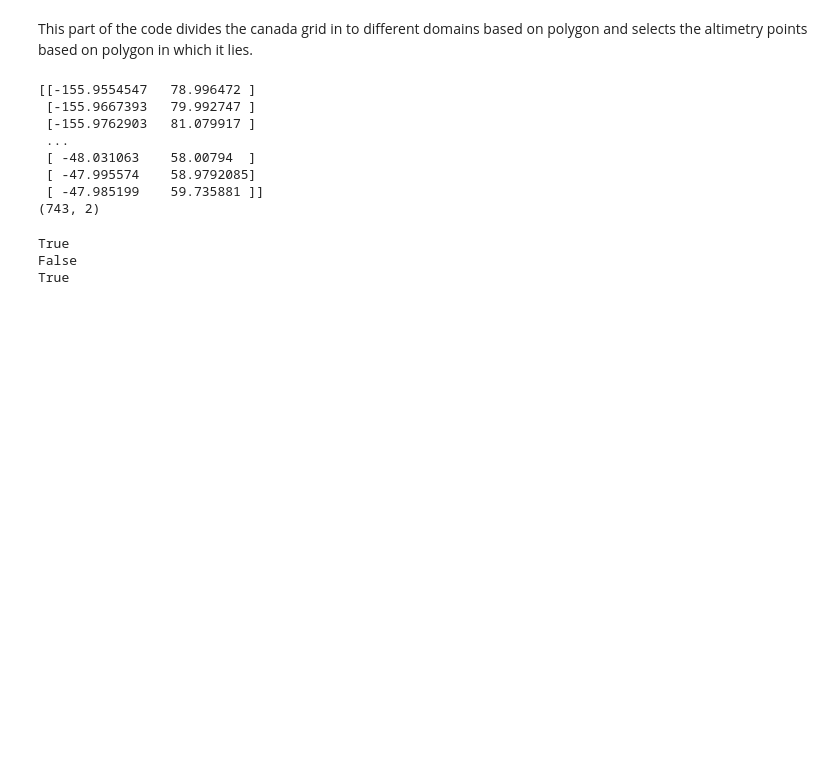
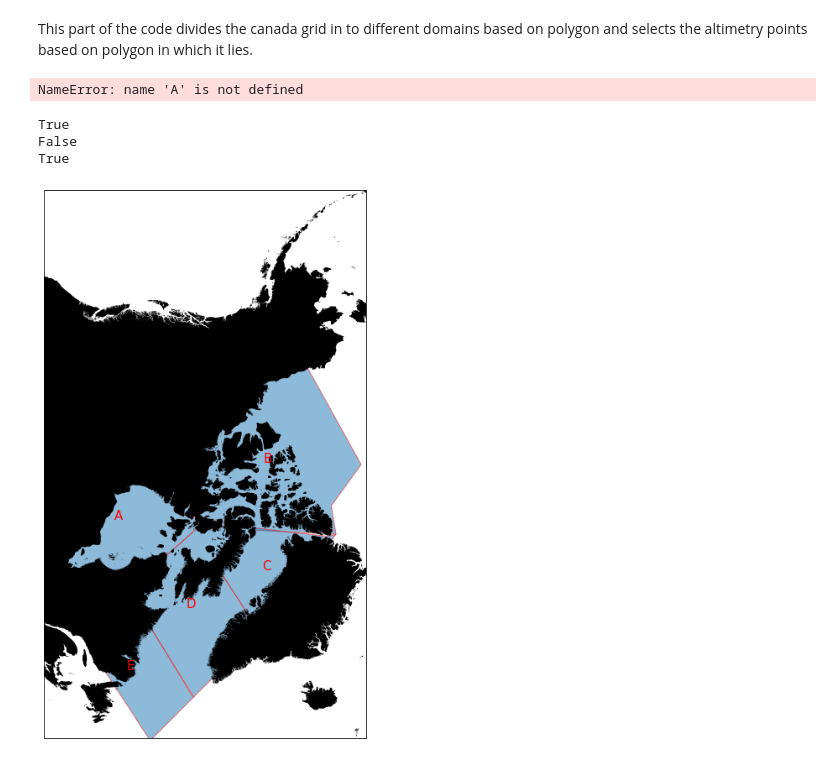
Before and after one commit to AmeyV05/Regional_canada_model, a Jupyter notebook: Altimetry_vanInger/Modifications with Altimetry data.ipynb, the cells around one changed output. Drawn from its saved outputs; the diff is of its cells as text; code cells hidden in the pictures; blank space fills up the shorter version.

```diff
--- a/Altimetry_vanInger/Modifications with Altimetry data.ipynb
+++ b/Altimetry_vanInger/Modifications with Altimetry data.ipynb
@@ -223,28 +222,14 @@ print(M2mat)
                nan]])}
 # %% [markdown]
 This part of the code divides the canada grid in to different domains based on polygon and selects the altimetry points based on polygon in which it lies.
-# %%
-obs=np.loadtxt('Altimetry_canada.xyn',usecols=(0,1),dtype='float')
-print(obs[13:,:]) #13 is the tide gauges not the altimetry product.
-print(obs.shape)
-obsname=np.loadtxt('Altimetry_canada.xyn',usecols=(2),dtype='str')
-# %% [output]
-[[-155.9554547   78.996472 ]
- [-155.9667393   79.992747 ]
- [-155.9762903   81.079917 ]
- ...
- [ -48.031063    58.00794  ]
- [ -47.995574    58.9792085]
- [ -47.985199    59.735881 ]]
-(743, 2)
 # %%
 #polygon points
 ptlatvec=np.array([67.0,60.0,70.0,84.0,83.0,72.0,68.0,68.0,57.0,50.0,50.0,57.0,50.0])
 ptlonvec=np.array([-84.0,-112.0,-151.0,-151.0,-60.0,-82.0,-69.0,-45.0,-45.0,-45.0,-69.0,-72.0,-90.0])
 #5 polygons
-A=[(ptlonvec[0],ptlatvec[0]),(ptlonvec[10],ptlatvec[10]),(ptlonvec[12],ptlatvec[12]),(ptlonvec[1],ptlatvec[1])]
-B=[(ptlonvec[0],ptlatvec[0]),(ptlonvec[1],ptlatvec[1]),(ptlonvec[2],ptlatvec[2]),(ptlonvec[3],ptlatvec[3]),(ptlonvec[4],ptlatvec[4])]
-C=[(ptlonvec[4],ptlatvec[4]),(ptlonvec[7],ptlatvec[7]),(ptlonvec[6],ptlatvec[6]),(ptlonvec[5],ptlatvec[5])]
+A=[(ptlonvec[0],ptlatvec[0]),(ptlonvec[11],ptlatvec[11]),(ptlonvec[10],ptlatvec[10]),(ptlonvec[12],ptlatvec[12]),(ptlonvec[1],ptlatvec[1])]
+B=[(ptlonvec[0],ptlatvec[0]),(ptlonvec[1],ptlatvec[1]),(ptlonvec[2],ptlatvec[2]),(ptlonvec[3],ptlatvec[3]),(ptlonvec[4],ptlatvec[4]),(ptlonvec[5],ptlatvec[5])]
+C=[(ptlonvec[4],ptlatvec[4]),(ptlonvec[5],ptlatvec[5]),(ptlonvec[6],ptlatvec[6]),(ptlonvec[7],ptlatvec[7])]
 D=[(ptlonvec[0],ptlatvec[0]),(ptlonvec[5],ptlatvec[5]),(ptlonvec[6],ptlatvec[6]),(ptlonvec[7],ptlatvec[7]),(ptlonvec[8],ptlatvec[8]),(ptlonvec[11],ptlatvec[11])]
 E=[(ptlonvec[8],ptlatvec[8]),(ptlonvec[9],ptlatvec[9]),(ptlonvec[10],ptlatvec[10]),(ptlonvec[11],ptlatvec[11])]
 # %%
@@ -256,7 +241,10 @@ p2 = Point(-73,64)
 
 # Polygon
 
-poly = Polygon(B)
+polyvec = [Polygon(A),Polygon(B),Polygon(C),Polygon(D),Polygon(E)]
+labels=['A','B','C','D','E']
+# %% [output]
+NameError: name 'A' is not defined
 # %%
 print(p1.within(poly))
 print(p2.within(poly))
@@ -265,3 +253,26 @@ print(poly.contains(p1))
 True
 False
 True
+# %%
+import cartopy.crs as ccrs
+import cartopy.feature as cpf
+# marking the x-axis and y-axis
+fig=plt.figure(figsize=(12, 12), frameon=True)
+ax=plt.axes(projection=ccrs.NorthPolarStereo(central_longitude=0.0,true_scale_latitude=None, globe=None))
+ax.set_extent((-158, -47, 49, 84), crs=ccrs.PlateCarree())
+# ax.set_extent([-180,180,45,90])
+feature=cpf.GSHHSFeature(scale='i',levels=[1],facecolor='black',alpha=1,edgecolor='none')
+for i in range(len(polyvec)):
+    poly=polyvec[i]
+    g=ax.add_geometries([poly], crs=ccrs.PlateCarree(), edgecolor='red', alpha=0.5)
+    x = poly.centroid.x
+    y = poly.centroid.y
+    ax.text(x, y, labels[i], color='red', size=15, ha='center', va='center', transform=ccrs.PlateCarree())
+ax.add_feature(feature)
+
+# plt.scatter(svec[:,0],svec[:,1],c=sM2amp,transform=ccrs.PlateCarree())
+# add in the polygon
+
+plt.show()
+# %% [output]
+[figure, added]
```
Also changed, not shown: parts of 18 cells of this notebook, 17 other files.
